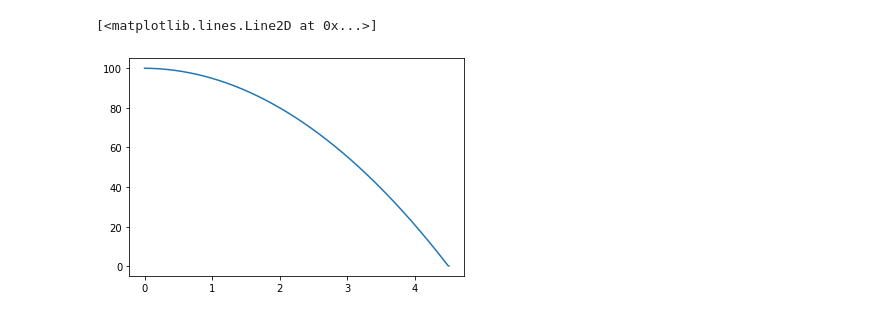
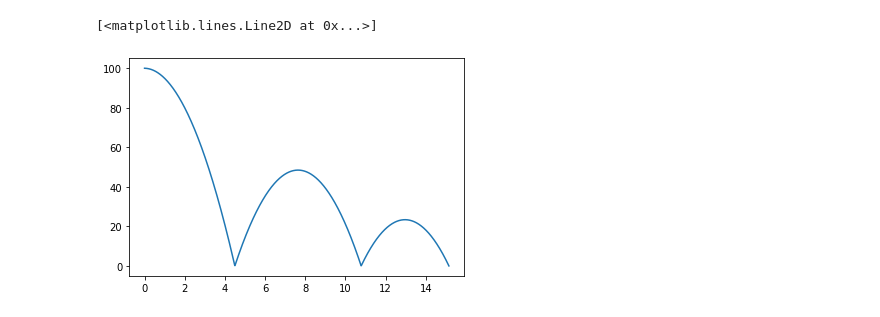
Before and after one commit to euboty/bouncing-ball-physics-simulation, a Jupyter notebook: funnel_physics.ipynb, the cells around one changed output. Cells and saved outputs as stored; diff of their text form; code cells hidden in the pictures.

```diff
--- a/funnel_physics.ipynb
+++ b/funnel_physics.ipynb
@@ -55,8 +57,17 @@ class Ball():
+# %%
+class SimulationObject():
+
+    def __init__(self, x_acc=0, x_vel=0, x_loc=0, y_acc=0, y_vel=0, y_loc=0, z_acc=-9.81, z_vel=0, z_loc=0, bounce_cor=1) -> None:
+        self.x = MovementPhysics1D(x_acc, x_vel, x_loc, bounce_cor)
+        self.y = MovementPhysics1D(y_acc, y_vel, y_loc, bounce_cor)
+        self.z = MovementPhysics1D(z_acc, z_vel, z_loc, bounce_cor)
+
+    # ToDo vector stuff
 # %%
 class Boundary():
 
-    def __init__(self, y) -> None:
-        self.y = y
+    def __init__(self, z) -> None:
+        self.z = z
 # %%
 fps = 100
 dt = 1/fps
@@ -99,19 +75,23 @@ plt.plot(td_acc_history, pos_y_history)
-# %%
-pos_y_history = []
-
-ball = Ball(gravitation=-9.81, speed_y=0, pos_y=100, cor=1)
-floor = Boundary(0)
-
-while(ball.collision_counter<collisions):
-        pos_y_now = ball.update_pos_y(dt, floor)
-        #print(pos_y_now)
-        #print(ball.collision_counter)
-        pos_y_history.append(pos_y_now)
-
-td_acc_history = np.arange(0, len(pos_y_history))*dt
-
-pos_y_history
-plt.plot(td_acc_history, pos_y_history)
-# %% [output]
-[<matplotlib.lines.Line2D at 0x...>]
-[figure, removed]
+# %%
+z_loc_history = np.empty((1,0))
+x_loc_history = np.empty((1,0))
+y_loc_history = np.empty((1,0))
+
+
+ball = SimulationObject(z_loc=100, x_vel=10, x_acc= 1, y_vel=20, bounce_cor=0.7)
+floor = Boundary(0)
+
+while(ball.z.collision_counter<collisions):
+        loc_now = ball.z.update_loc(dt, boundary=floor)
+        z_loc_history = np.append(z_loc_history, loc_now)
+        loc_now = ball.x.update_loc_without_collision(dt)
+        x_loc_history = np.append(x_loc_history, loc_now)
+        loc_now = ball.y.update_loc_without_collision(dt)
+        y_loc_history = np.append(y_loc_history, loc_now)
+
+td_acc_history = np.arange(0, len(z_loc_history))*dt
+
+plt.plot(td_acc_history, z_loc_history)
+# %% [output]
+[<matplotlib.lines.Line2D at 0x...>]
+[figure, added]
```
Also changed, not shown: parts of 5 cells of this notebook.
